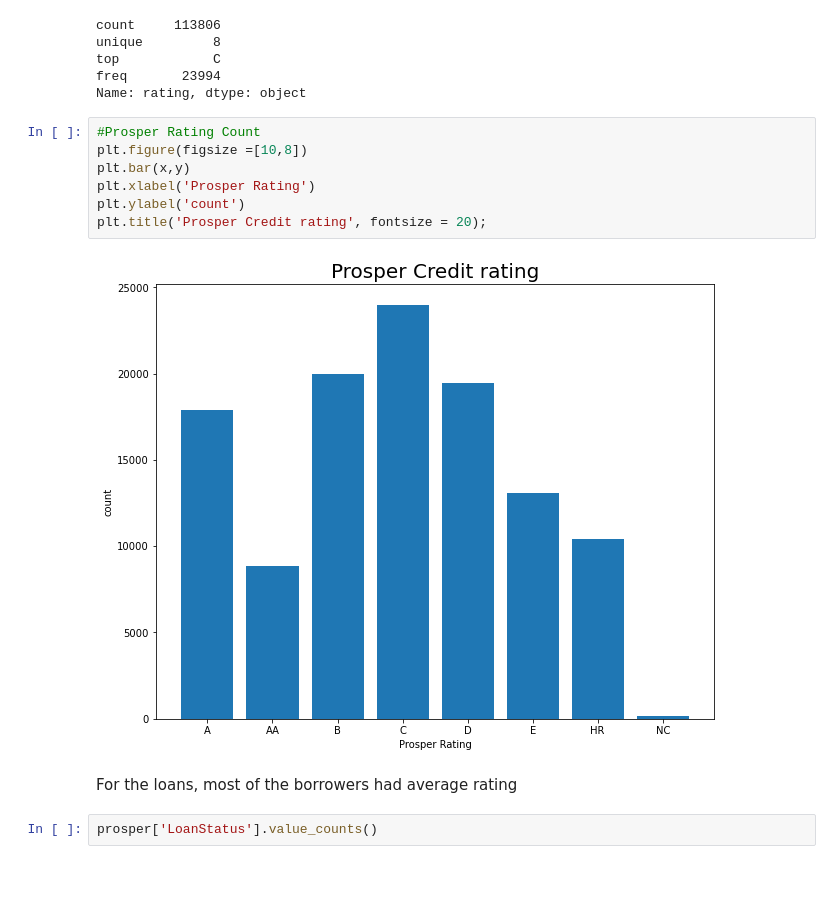
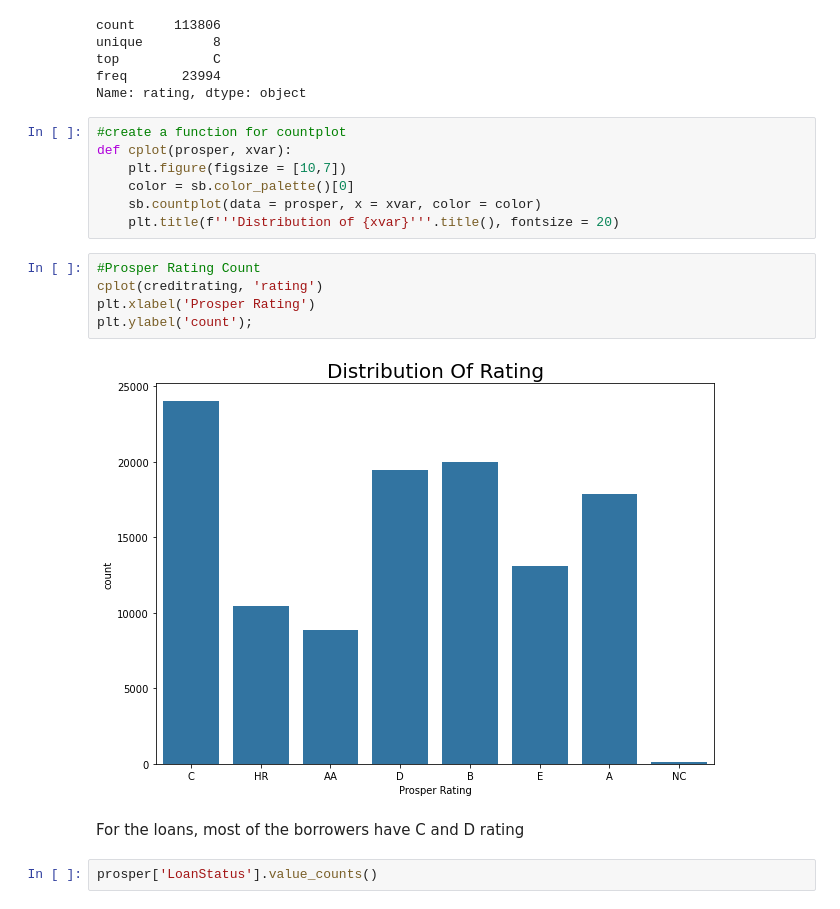
Before and after one commit to igetobs/Prosper-Loan-Data-Visualisation, a Jupyter notebook: Part_I_exploration.ipynb, the cells around one changed output. Saved outputs shown, nothing was run; the diff lists cells and outputs as text; blank space fills up the shorter version.

```diff
--- a/Part_I_exploration.ipynb
+++ b/Part_I_exploration.ipynb
@@ -134,17 +134,22 @@ unique         8
 top            C
 freq       23994
 Name: rating, dtype: object
+# %%
+#create a function for countplot
+def cplot(prosper, xvar):
+    plt.figure(figsize = [10,7])
+    color = sb.color_palette()[0]
+    sb.countplot(data = prosper, x = xvar, color = color)
+    plt.title(f'''Distribution of {xvar}'''.title(), fontsize = 20)
 # %%
 #Prosper Rating Count
-plt.figure(figsize =[10,8])
-plt.bar(x,y)
+cplot(creditrating, 'rating')
 plt.xlabel('Prosper Rating')
-plt.ylabel('count')
-plt.title('Prosper Credit rating', fontsize = 20);
+plt.ylabel('count');
 # %% [output]
-[figure, old version]
+[figure, new version]
 # %% [markdown]
-For the loans, most of the borrowers had average rating
+For the loans, most of the borrowers have C and D rating
 # %%
 prosper['LoanStatus'].value_counts()
 # %% [output]
```
Also changed, not shown: parts of 10 cells of this notebook, 3 other files.
